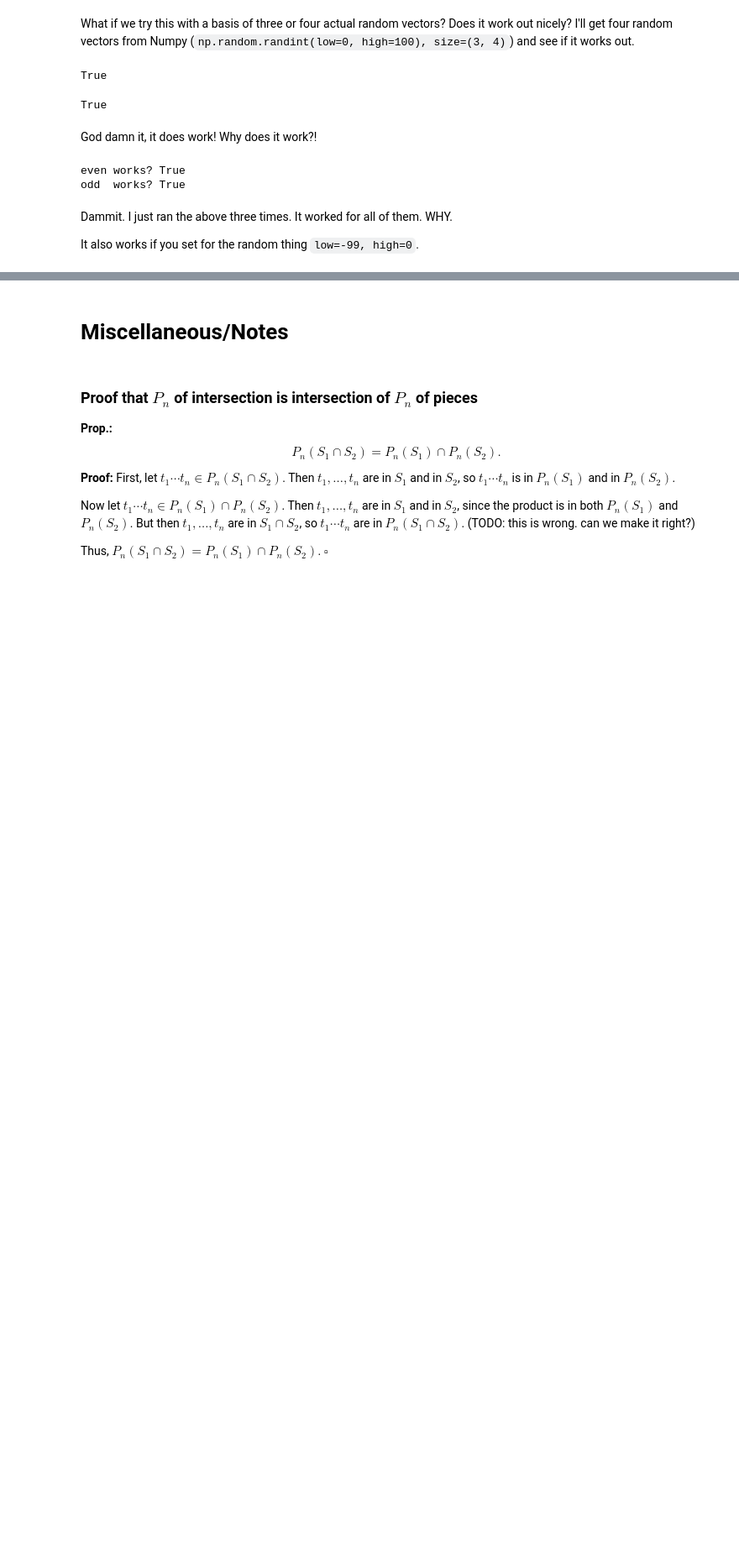
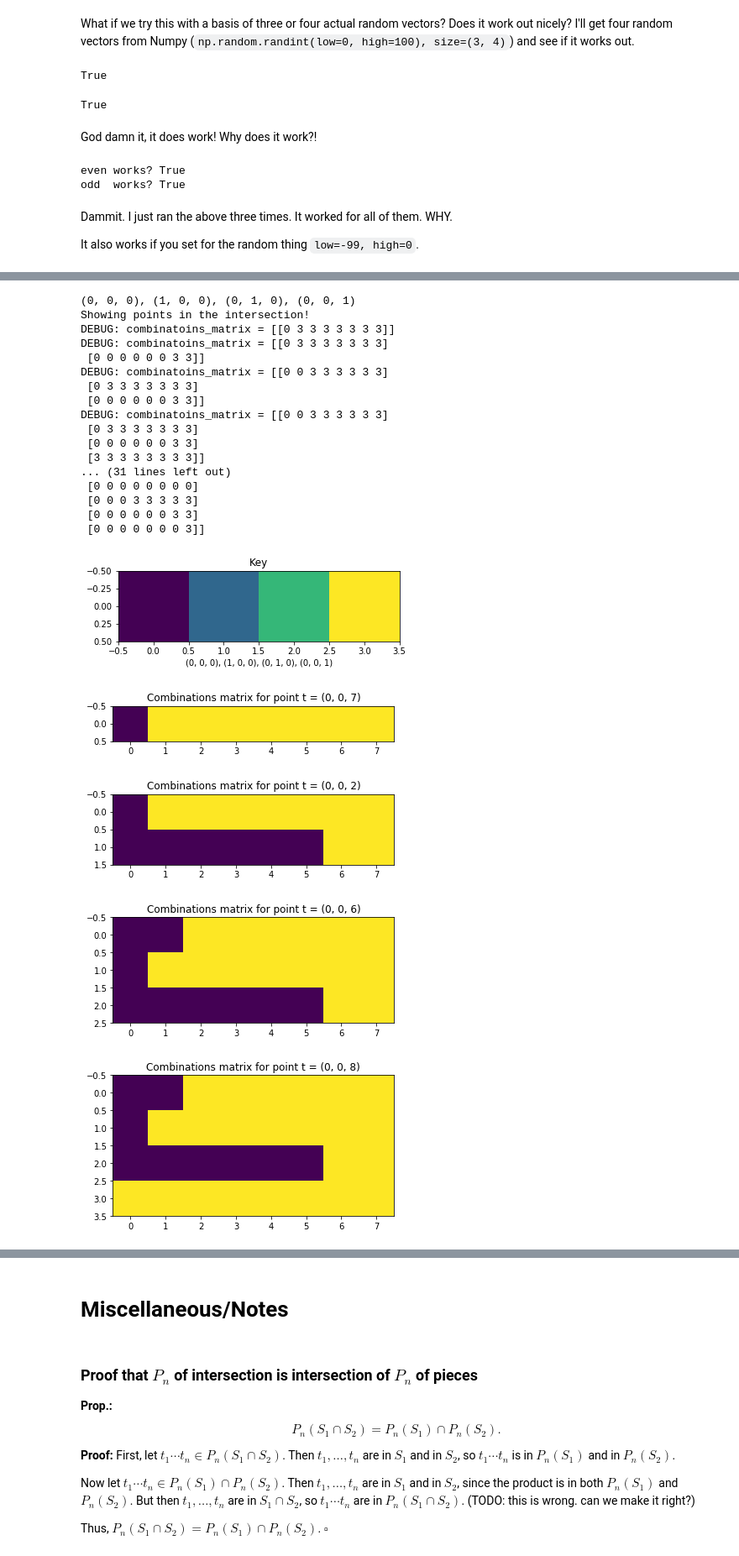
Before and after one commit to UKYMathLab/Heisenberg, a Jupyter notebook: notebooks/Heisenberg_Decomposition.ipynb, the cells around one changed output, grey strips where cells are left out. Shown at 84% size. Drawn from its saved outputs; the diff is of its cells as text; code cells hidden in the pictures; blank space fills up the shorter version.

Commit message:
Add some experiments plus visualization code.

```diff
--- a/notebooks/Heisenberg_Decomposition.ipynb
+++ b/notebooks/Heisenberg_Decomposition.ipynb
@@ -883,0 +891,3 @@ It also works if you set for the random thing `low=-99, high=0`.
+# %%
+n = 8
+odd_n = 5
@@ -883,0 +1254,34 @@ It also works if you set for the random thing `low=-99, high=0`.
+# %%
+TetS1     = [np.array((0, 0, 0)),
+             np.array((1, 0, 0)),
+             np.array((0, 0, 1))]
+TetS2     = [np.array((0, 0, 0)),
+             np.array((0, 1, 0)),
+             np.array((0, 0, 1))]
+TetS_both = [np.array((0, 0, 0)),
+             np.array((0, 0, 1))]
+
+build_intersection_images(TetS1, TetS2, TetS_both, n)
+# %% [output]
+(0, 0, 0), (1, 0, 0), (0, 1, 0), (0, 0, 1)
+Showing points in the intersection!
+DEBUG: combinatoins_matrix = [[0 3 3 3 3 3 3 3]]
+DEBUG: combinatoins_matrix = [[0 3 3 3 3 3 3 3]
+ [0 0 0 0 0 0 3 3]]
+DEBUG: combinatoins_matrix = [[0 0 3 3 3 3 3 3]
+ [0 3 3 3 3 3 3 3]
+ [0 0 0 0 0 0 3 3]]
+DEBUG: combinatoins_matrix = [[0 0 3 3 3 3 3 3]
+ [0 3 3 3 3 3 3 3]
+ [0 0 0 0 0 0 3 3]
+ [3 3 3 3 3 3 3 3]]
+... (31 lines left out)
+ [0 0 0 0 0 0 0 0]
+ [0 0 0 3 3 3 3 3]
+ [0 0 0 0 0 0 3 3]
+ [0 0 0 0 0 0 0 3]]
+[figure, added]
+[figure, added]
+[figure, added]
+[figure, added]
+[figure, added]
```
Also changed, not shown: parts of 10 cells of this notebook.
